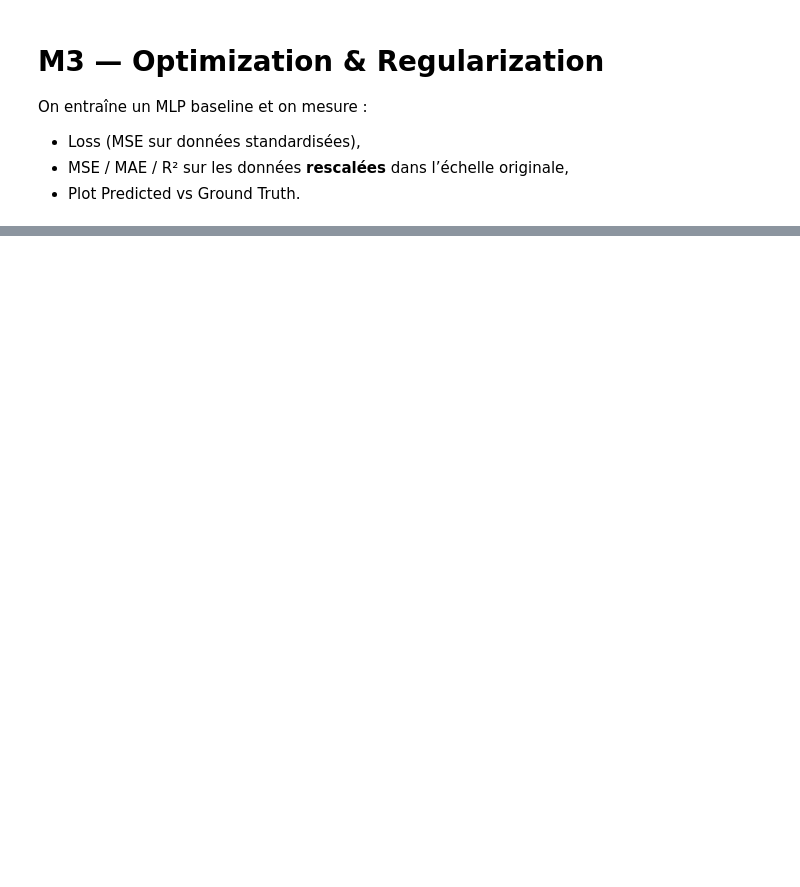
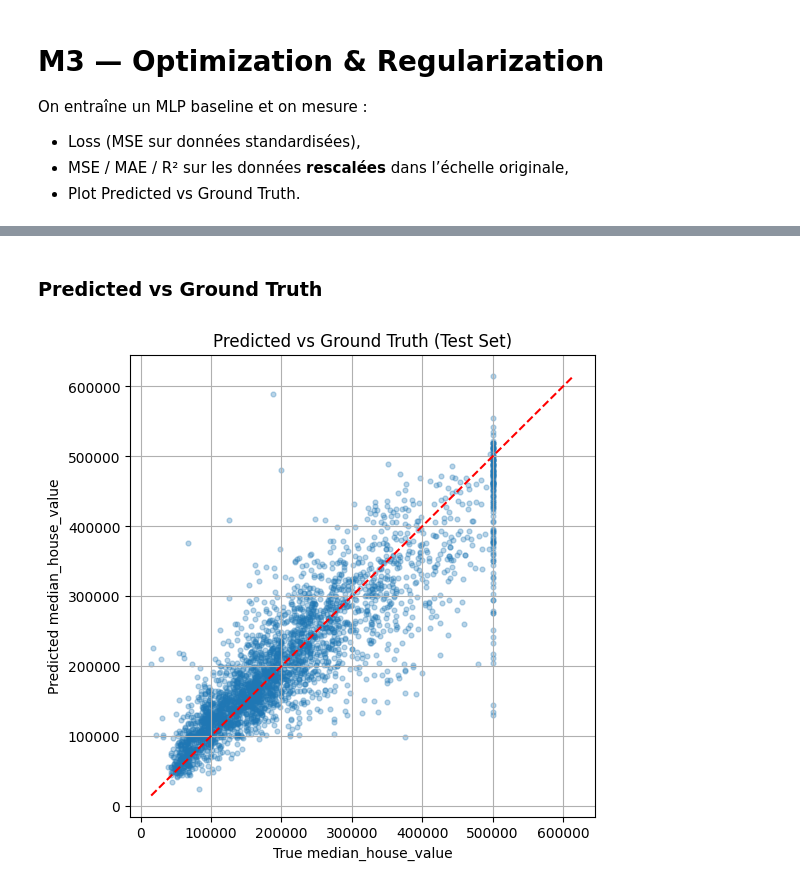
Before and after one commit to MGentieu/dl_project, a Jupyter notebook: starters/ts-project-starter/ts-project/notebooks/mlp_california_housing.ipynb, the cells around one changed output, grey strips where cells are left out. Drawn from its saved outputs; the diff is of its cells as text; code cells hidden in the pictures; blank space fills up the shorter version.

```diff
--- a/starters/ts-project-starter/ts-project/notebooks/mlp_california_housing.ipynb
+++ b/starters/ts-project-starter/ts-project/notebooks/mlp_california_housing.ipynb
@@ -612,0 +1075,46 @@ Keep the same order—GPU check → install → smoke test → train → evaluat
+# %% [markdown]
+### Predicted vs Ground Truth
+# %%
+# ============================================================
+# Plot Predicted vs Ground Truth (test set)
+# ============================================================
+
+# Récupérer toutes les prédictions du test set
+model.eval()
+
+y_true_list = []
+y_pred_list = []
+
+with torch.no_grad():
+    for xb, yb in test_dl:
+        xb = xb.to(device)
+
+        pred_std = model(xb).cpu().numpy()
+        true_std = yb.numpy()
+
+        # Remettre à l'échelle originale
+        pred = y_scaler.inverse_transform(pred_std)
+        true = y_scaler.inverse_transform(true_std)
+
+        y_true_list.append(true)
+        y_pred_list.append(pred)
+
+y_true = np.vstack(y_true_list)
+y_pred = np.vstack(y_pred_list)
+
+# Plot
+plt.figure(figsize=(6,6))
+plt.scatter(y_true, y_pred, s=12, alpha=0.3)
+
+# Diagonale
+min_v = min(y_true.min(), y_pred.min())
+max_v = max(y_true.max(), y_pred.max())
+plt.plot([min_v, max_v], [min_v, max_v], "r--")
+
+plt.xlabel("True median_house_value")
+plt.ylabel("Predicted median_house_value")
+plt.title("Predicted vs Ground Truth (Test Set)")
+plt.grid(True)
+plt.show()
+# %% [output]
+[figure, added]
```
Also changed, not shown: parts of 59 cells of this notebook.
